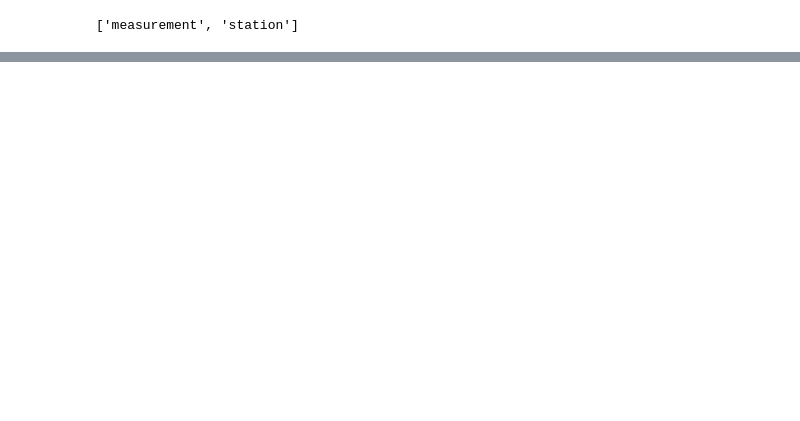
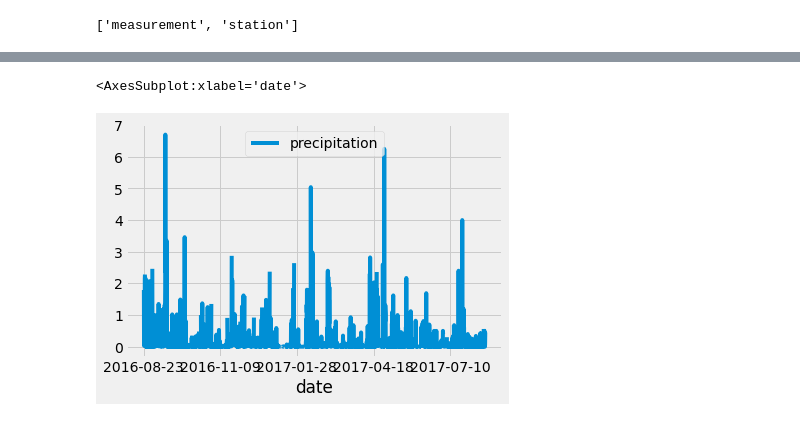
Before and after one commit to KathiaF/surfs_up, a Jupyter notebook: climate_analysis.ipynb, the cells around one changed output, grey strips where cells are left out. Drawn from its saved outputs; the diff is of its cells as text; code cells hidden in the pictures; blank space fills up the shorter version.

Commit message:
Module 9.2 Analysis
Precipitation Analysis

```diff
--- a/climate_analysis.ipynb
+++ b/climate_analysis.ipynb
@@ -39,0 +52,6 @@ session = Session(engine)
+# %%
+# use the filter() function to filter out the data we don't need.
+# all(): extracts all of the results from our query and put them in a list.
+results = session.query(Measurement.date, Measurement.prcp).filter(Measurement.date >= prev_year).all()
+
+print(results)
@@ -39,0 +60,4 @@ session = Session(engine)
+# %%
+# Save Query Results
+df = pd.DataFrame(results, columns=['date', 'precipitation'])
+df.head()
@@ -39,0 +71,5 @@ session = Session(engine)
+# %%
+# Use the set_index() Function
+# setting inplace=True, we're saying that we do not want to create a new DataFrame with the modified specifications. If we set it to "False," then we would create a new DataFrame.
+df.set_index(df['date'], inplace=True)
+print(df)
@@ -39,0 +113,4 @@ session = Session(engine)
+# %%
+# Sort the DataFrame
+df = df.sort_index()
+print(df.to_string(index=False))
@@ -39,0 +135,7 @@ session = Session(engine)
+# %%
+# Plot the Data
+# Plotting is essentially displaying your data in a visual way.
+df.plot()
+# %% [output]
+<AxesSubplot:xlabel='date'>
+[figure, added]
```
Also changed, not shown: parts of 10 cells of this notebook.
